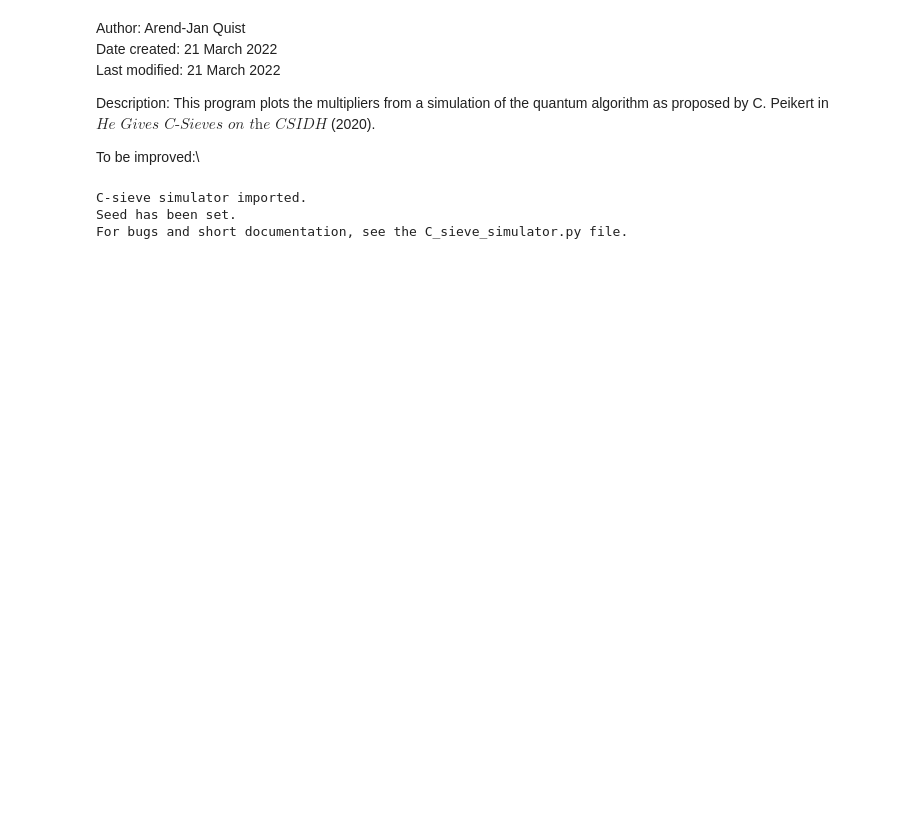
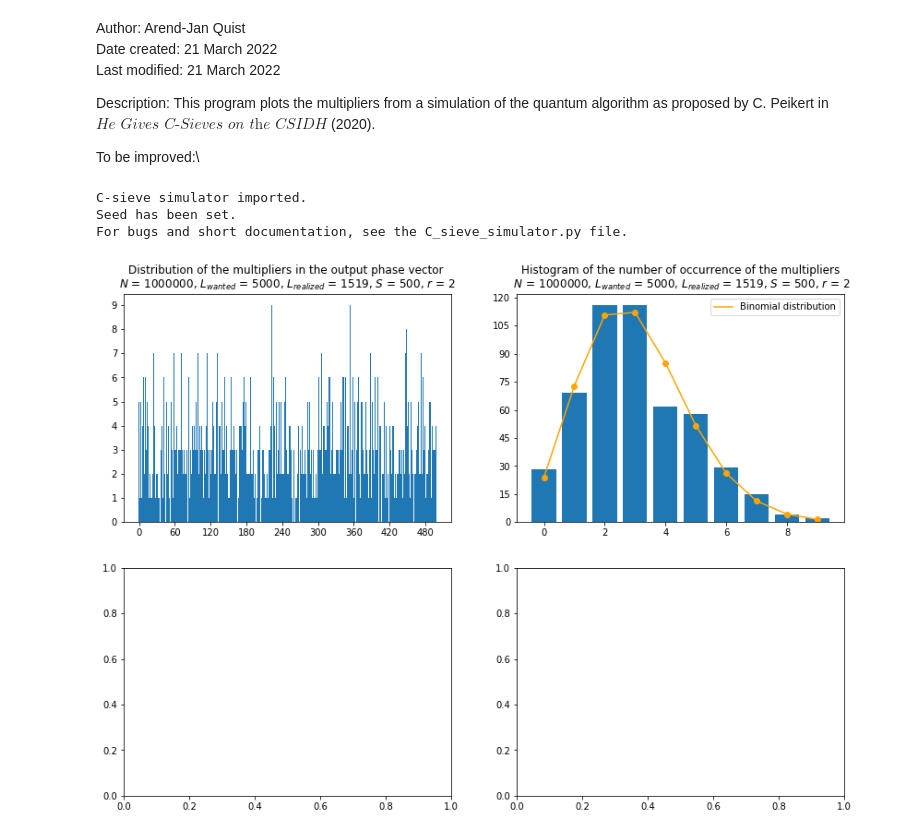
Before and after one commit to Quist-A/Simulator_c-sieve, a Jupyter notebook: Plot_multipliers_c-sieve.ipynb, the cells around one changed output. Cells and saved outputs as stored; diff of their text form; code cells hidden in the pictures; blank space fills up the shorter version.

```diff
--- a/Plot_multipliers_c-sieve.ipynb
+++ b/Plot_multipliers_c-sieve.ipynb
@@ -70,6 +70,19 @@ def plot_subplot(plot_row, r, L, S_0, N):
               ", $(L_{realized}-1)(S-1)/S^2$ = "+str(np.round((L_realized-1)*(S_0-1)/S_0**2,2))
     """
     return
+# %%
+fig, axs = plt.subplots(2, 2, figsize=[14,10])
+plot_subplots(0, 2, 5000, 500, 1_000_000)
+
+# Save the first two subplots subplots
+# Pad the saved area by 20% in the x-direction and 30% in the y-direction
+extent = axs[0,0].get_window_extent().transformed(fig.dpi_scale_trans.inverted())
+fig.savefig('Distribution_multipliers.pdf', bbox_inches=extent.expanded(1.2, 1.3))
+
+extent = axs[0,1].get_window_extent().transformed(fig.dpi_scale_trans.inverted())
+fig.savefig('Histogram_multipliers.pdf', bbox_inches=extent.expanded(1.2, 1.3))
+# %% [output]
+[figure, added]
 # %%
 
 
```
Also changed, not shown: parts of 2 cells of this notebook.
